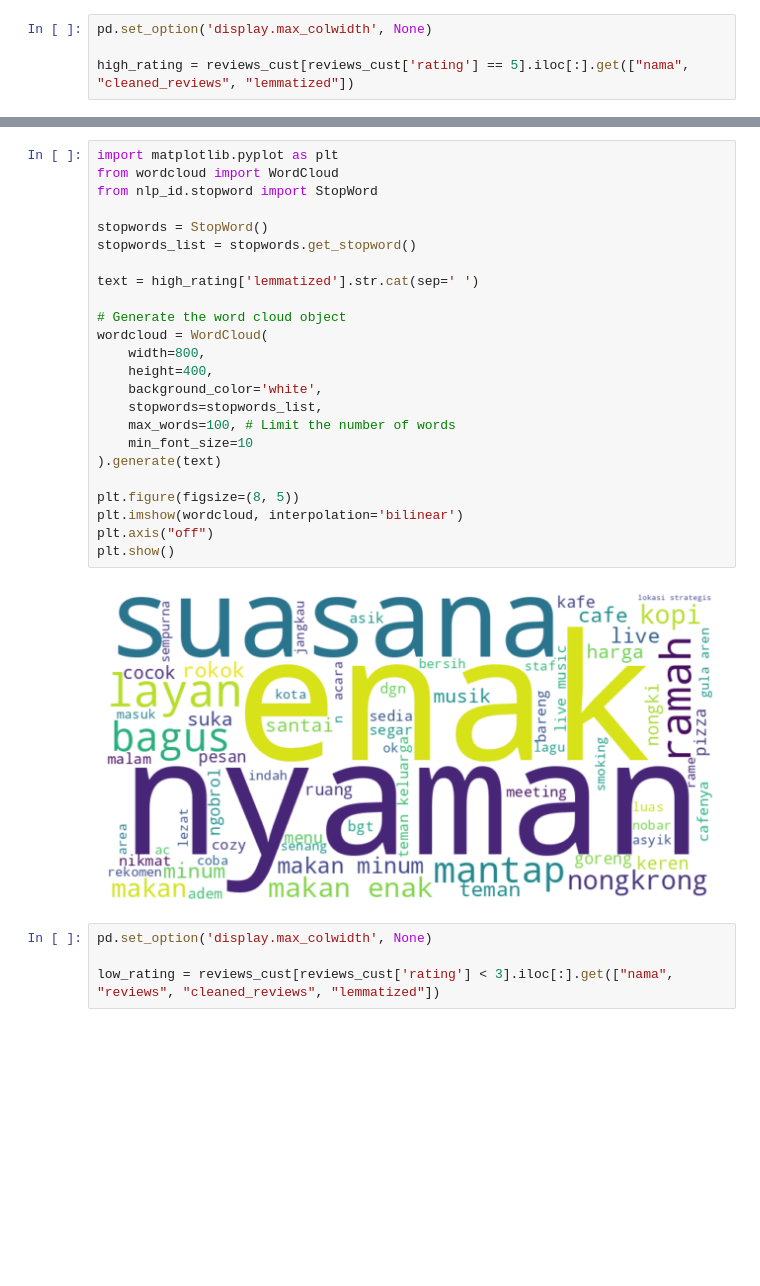
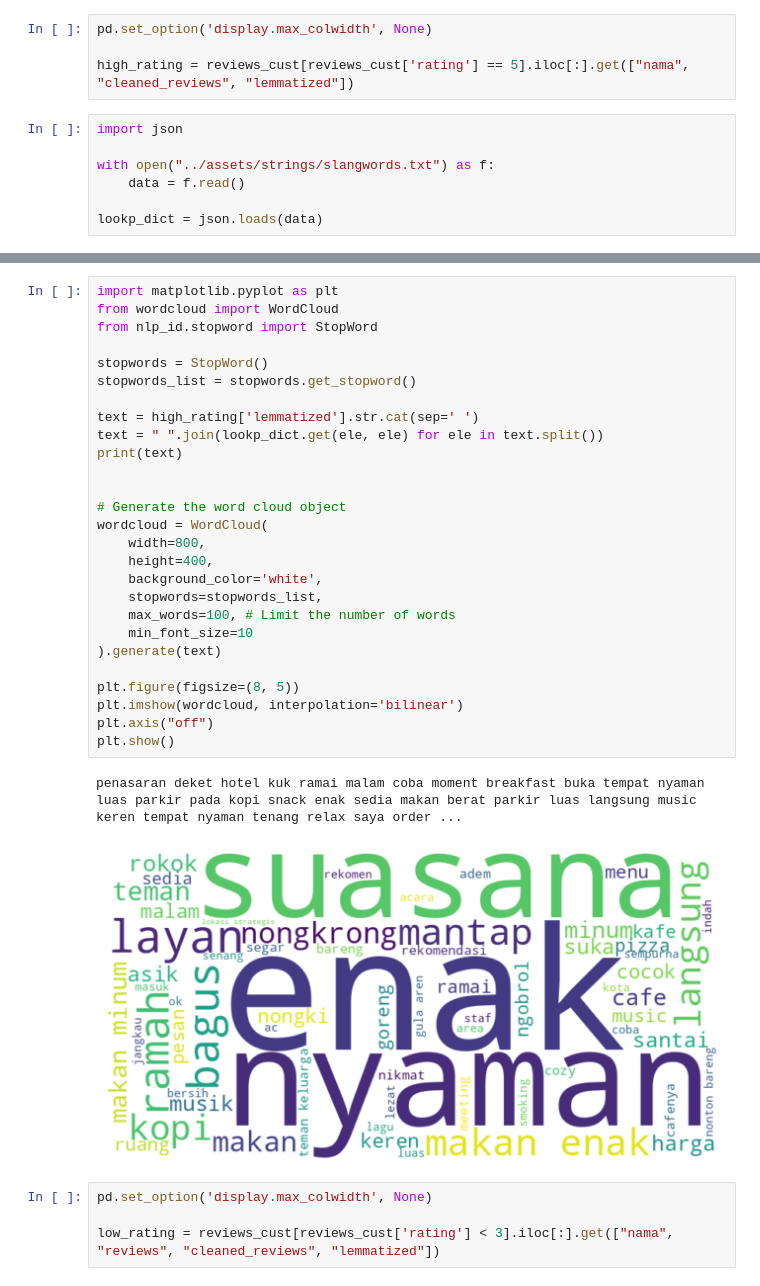
Before and after one commit to matimatech/geomarketing-coffeeshop-makassar, a Jupyter notebook: notebooks/sentiment_1.ipynb, the cells around one changed output, grey strips where cells are left out. Drawn from its saved outputs; the diff is of its cells as text; blank space fills up the shorter version.

```diff
--- a/notebooks/sentiment_1.ipynb
+++ b/notebooks/sentiment_1.ipynb
@@ -86,3 +86,10 @@ low_rating = reviews_cust[reviews_cust['rating'] < 2].iloc[:].get(["nama", "clea
 pd.set_option('display.max_colwidth', None)
 
 high_rating = reviews_cust[reviews_cust['rating'] == 5].iloc[:].get(["nama", "cleaned_reviews", "lemmatized"])
+# %%
+import json
+
+with open("../assets/strings/slangwords.txt") as f:
+    data = f.read()
+
+lookp_dict = json.loads(data)
@@ -89,29 +116,33 @@ high_rating = reviews_cust[reviews_cust['rating'] == 5].iloc[:].get(["nama", "cl
 # %%
 import matplotlib.pyplot as plt
 from wordcloud import WordCloud
 from nlp_id.stopword import StopWord
 
 stopwords = StopWord()
 stopwords_list = stopwords.get_stopword()
 
 text = high_rating['lemmatized'].str.cat(sep=' ')
+text = " ".join(lookp_dict.get(ele, ele) for ele in text.split())
+print(text)
+
 
 # Generate the word cloud object
 wordcloud = WordCloud(
     width=800,
     height=400,
     background_color='white',
     stopwords=stopwords_list,
     max_words=100, # Limit the number of words
     min_font_size=10
 ).generate(text)
 
 plt.figure(figsize=(8, 5))
 plt.imshow(wordcloud, interpolation='bilinear')
 plt.axis("off")
 plt.show()
 # %% [output]
+penasaran deket hotel kuk ramai malam coba moment breakfast buka tempat nyaman luas parkir pada kopi snack enak sedia makan berat parkir luas langsung music keren tempat nyaman tenang relax saya order ...
-[figure, old version]
+[figure, new version]
 # %%
 pd.set_option('display.max_colwidth', None)
 
```
Also changed, not shown: parts of 39 cells of this notebook, 7 other files.
